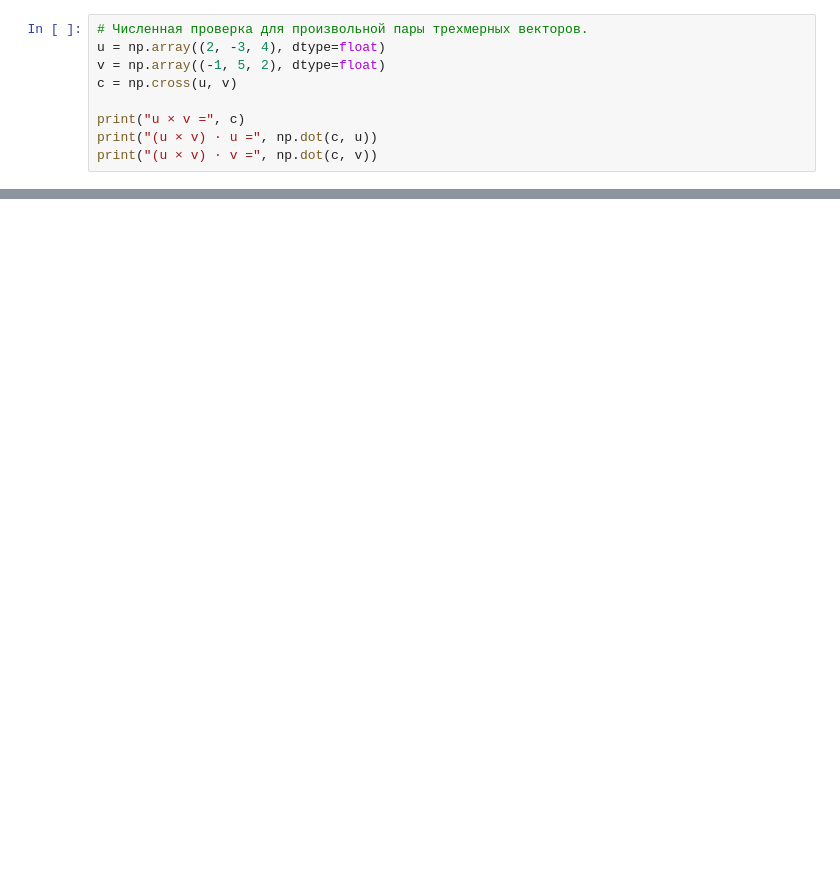
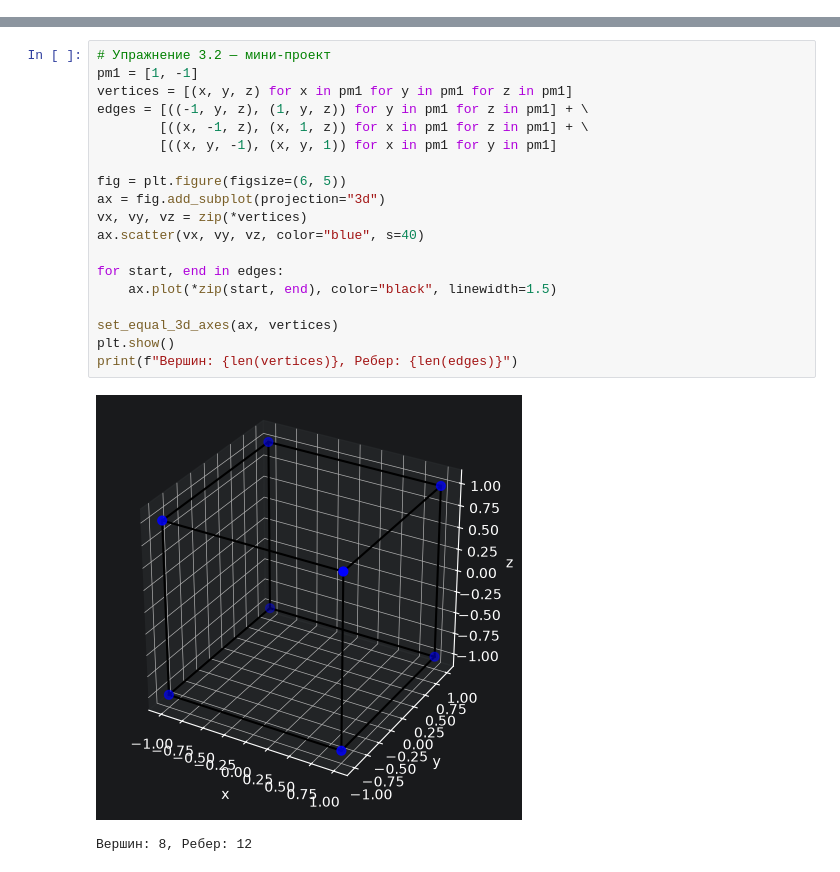
Before and after one commit to huksleva/Mathematical_Foundations_of_Computer_Graphics, a Jupyter notebook: ЛР2/LR2_Глава_3_Выход_в_трехмерный_мир.ipynb, the cells around one changed output, grey strips where cells are left out. Saved outputs shown, nothing was run; the diff lists cells and outputs as text; blank space fills up the shorter version.

```diff
--- a/ЛР2/LR2_Глава_3_Выход_в_трехмерный_мир.ipynb
+++ b/ЛР2/LR2_Глава_3_Выход_в_трехмерный_мир.ipynb
@@ -542,9 +0,0 @@ print("\nКоордината z равна нулю во всех случаях
-# %%
-# Численная проверка для произвольной пары трехмерных векторов.
-u = np.array((2, -3, 4), dtype=float)
-v = np.array((-1, 5, 2), dtype=float)
-c = np.cross(u, v)
-
-print("u × v =", c)
-print("(u × v) · u =", np.dot(c, u))
-print("(u × v) · v =", np.dot(c, v))
@@ -682,0 +92,22 @@ print("Направления совпадают:", np.allclose(n1, n2))
+# %%
+# Упражнение 3.2 — мини-проект
+pm1 = [1, -1]
+vertices = [(x, y, z) for x in pm1 for y in pm1 for z in pm1]
+edges = [((-1, y, z), (1, y, z)) for y in pm1 for z in pm1] + \
+        [((x, -1, z), (x, 1, z)) for x in pm1 for z in pm1] + \
+        [((x, y, -1), (x, y, 1)) for x in pm1 for y in pm1]
+
+fig = plt.figure(figsize=(6, 5))
+ax = fig.add_subplot(projection="3d")
+vx, vy, vz = zip(*vertices)
+ax.scatter(vx, vy, vz, color="blue", s=40)
+
+for start, end in edges:
+    ax.plot(*zip(start, end), color="black", linewidth=1.5)
+
+set_equal_3d_axes(ax, vertices)
+plt.show()
+print(f"Вершин: {len(vertices)}, Ребер: {len(edges)}")
+# %% [output]
+[figure, added]
+Вершин: 8, Ребер: 12
```
Also changed, not shown: parts of 117 cells of this notebook.
